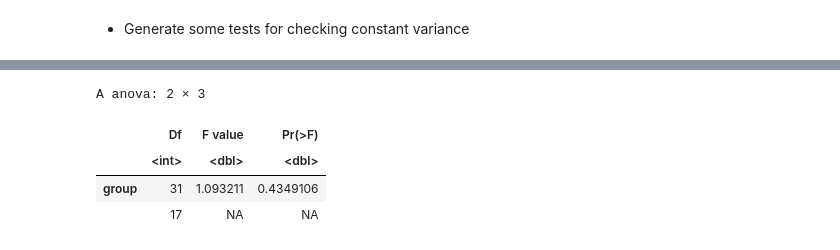
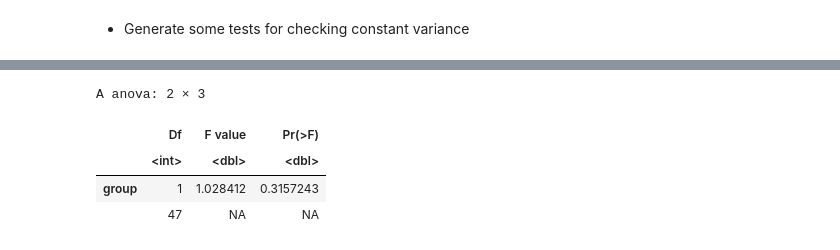
Before and after one commit to TrevorBushnell/STEM-Notes, a Jupyter notebook: MATH425 Applied Statistical Models/D - Inferences in Regression Analysis.ipynb, the cells around one changed output, grey strips where cells are left out. Cells and saved outputs as stored; diff of their text form; code cells hidden in the pictures.

```diff
--- a/MATH425 Applied Statistical Models/D - Inferences in Regression Analysis.ipynb
+++ b/MATH425 Applied Statistical Models/D - Inferences in Regression Analysis.ipynb
@@ -182,5 +182,5 @@ qqline(resid(data_reg))
 * Generate some tests for checking constant variance
 # %%
 library(car)
-leveneTest(residuals(data_reg), group=x, center=median)
+leveneTest(residuals(data_reg), group=factor(x<=median(x)), center=median)
 # %% [output]
@@ -189,5 +188,5 @@ Warning message in leveneTest.default(residuals(data_reg), group = x, center = m
 A anova: 2 × 3
 |  | Df | F value | Pr(>F) |
 |  | <int> | <dbl> | <dbl> |
-| group | 31 | 1.093211 | 0.4349106 |
-|  | 17 | NA | NA |
+| group | 1 | 1.028412 | 0.3157243 |
+|  | 47 | NA | NA |
```
Also changed, not shown: parts of 5 cells of this notebook, 3 other files.
